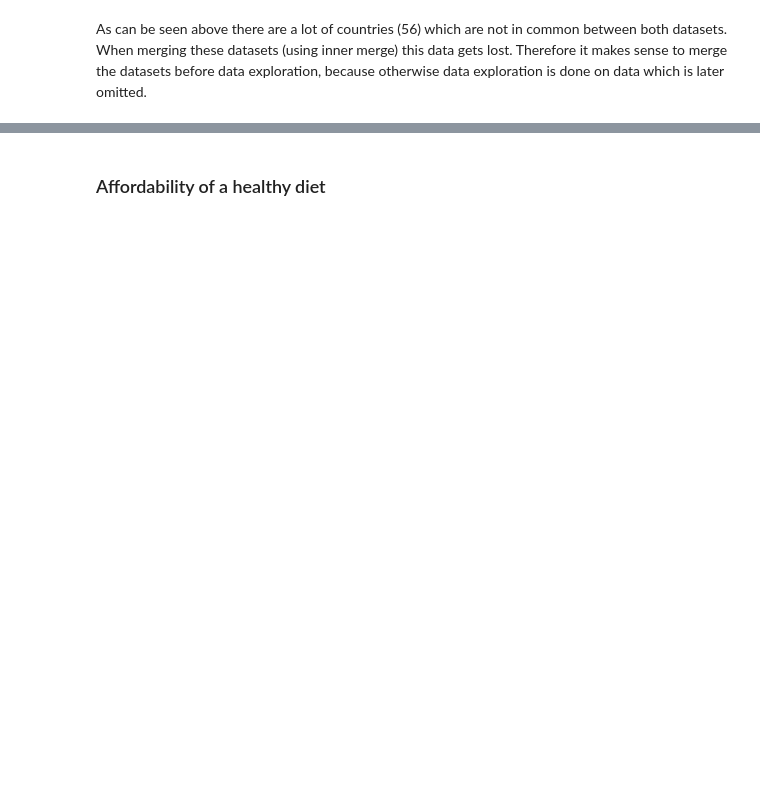
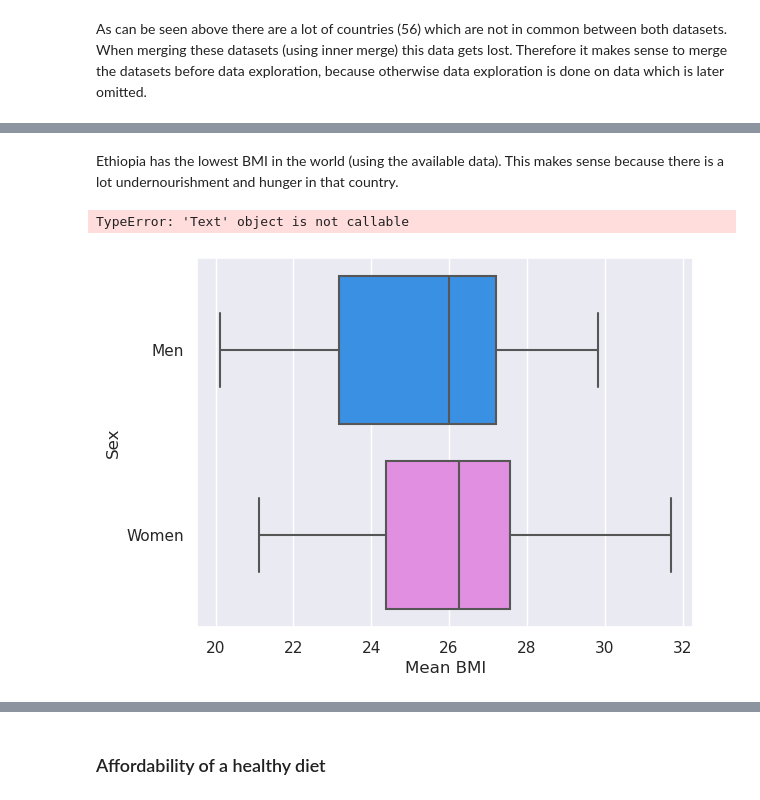
Before and after one commit to JobMaathuis/Affordability_healthy_diet_and_BMI, a Jupyter notebook: final_assignment.ipynb, the cells around one changed output, grey strips where cells are left out. Drawn from its saved outputs; the diff is of its cells as text; code cells hidden in the pictures; blank space fills up the shorter version.

Commit message:
Added some more data exploration

```diff
--- a/final_assignment.ipynb
+++ b/final_assignment.ipynb
@@ -138,0 +185,11 @@ Name: Mean BMI, dtype: float64
+# %% [markdown]
+Ethiopia has the lowest BMI in the world (using the available data). This makes sense because there is a lot undernourishment and hunger in that country.
+# %%
+sns.set(style="darkgrid")
+bmi_boxplot = sns.boxplot(x='Mean BMI', y='Sex', data=df_merged,
+                          palette={'Men': 'dodgerblue', 'Women': 'violet'})
+bmi_boxplot.title('Boxplot of mean BMI per sex')
+plt.show(bmi_boxplot)
+# %% [output]
+TypeError: 'Text' object is not callable
+[figure, added]
```
Also changed, not shown: parts of 25 cells of this notebook.
